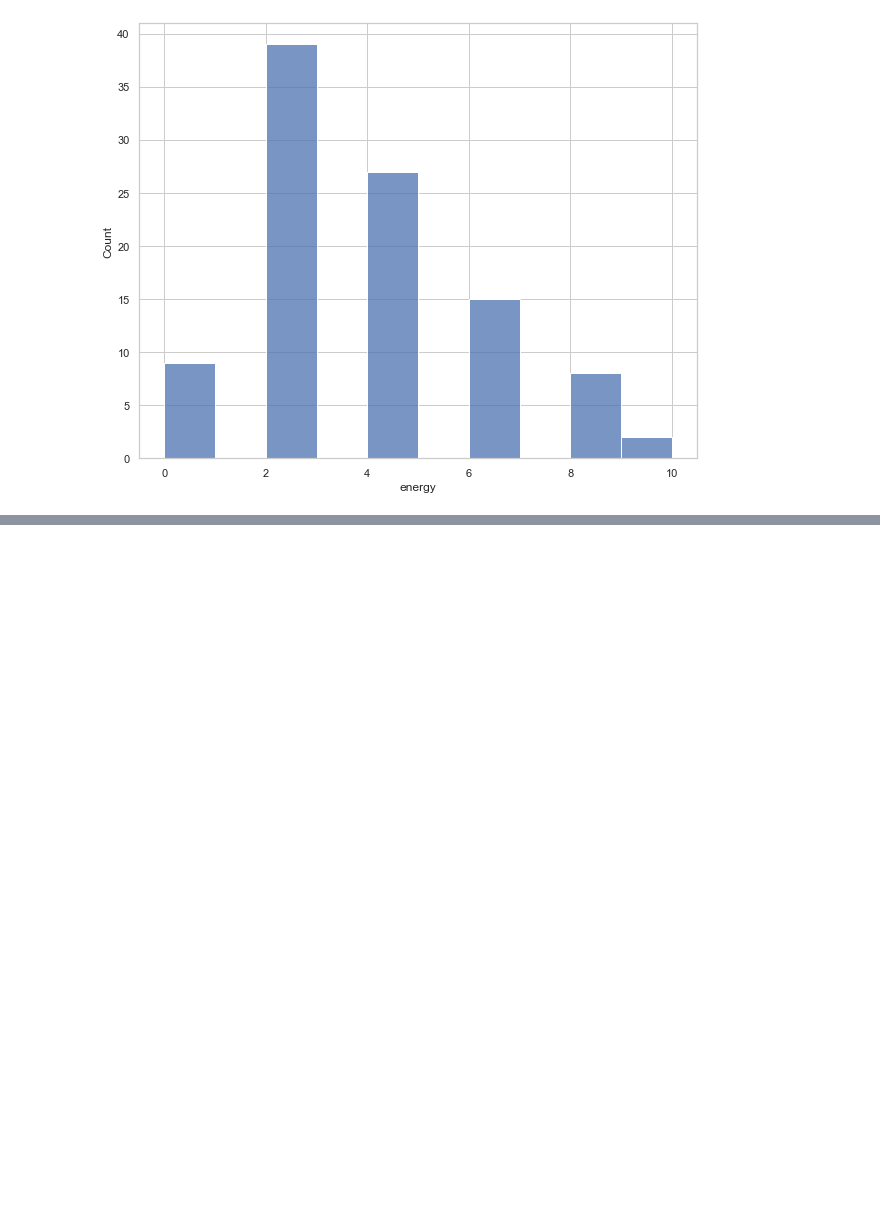
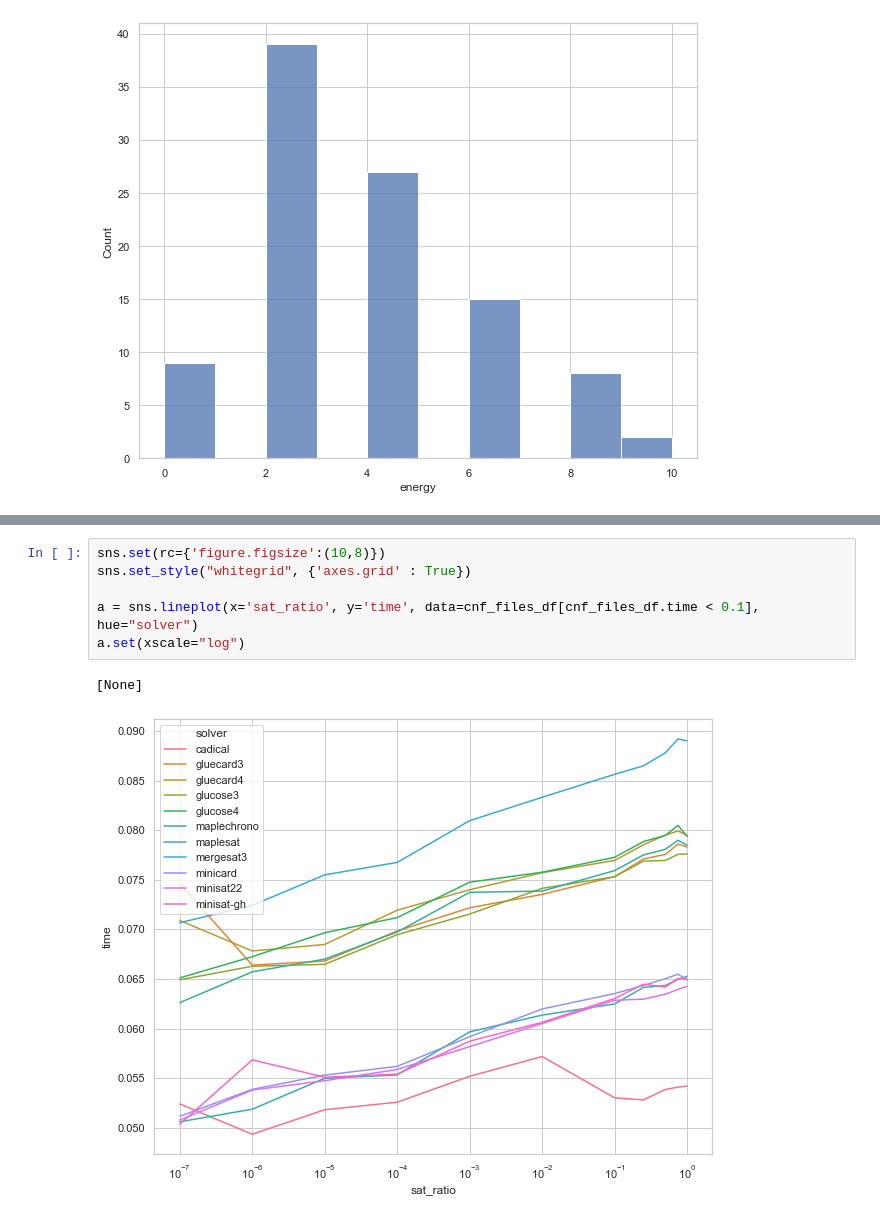
Before and after one commit to smml1996/qa_sat_v2, a Jupyter notebook: unicorn/not.ipynb, the cells around one changed output, grey strips where cells are left out. Saved outputs shown, nothing was run; the diff lists cells and outputs as text; blank space fills up the shorter version.

```diff
--- a/unicorn/not.ipynb
+++ b/unicorn/not.ipynb
@@ -322,0 +408,9 @@ sns.histplot(p01_df[(p01_df.type=="raw") & (p01_df.chain_strength == 1.75)].ener
+# %%
+sns.set(rc={'figure.figsize':(10,8)})
+sns.set_style("whitegrid", {'axes.grid' : True})
+
+a = sns.lineplot(x='sat_ratio', y='time', data=cnf_files_df[cnf_files_df.time < 0.1], hue="solver")
+a.set(xscale="log")
+# %% [output]
+[None]
+[figure, added]
```
Also changed, not shown: parts of 3 cells of this notebook, 42 other files.
